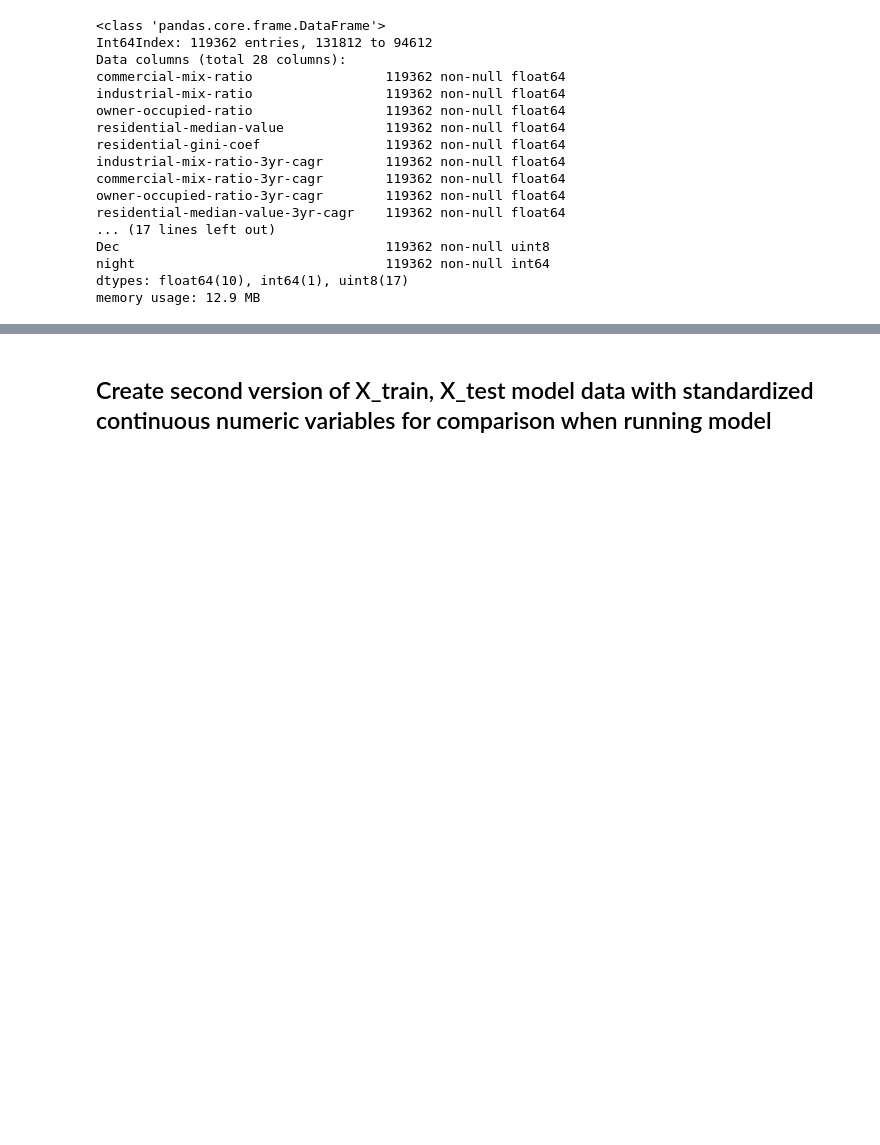
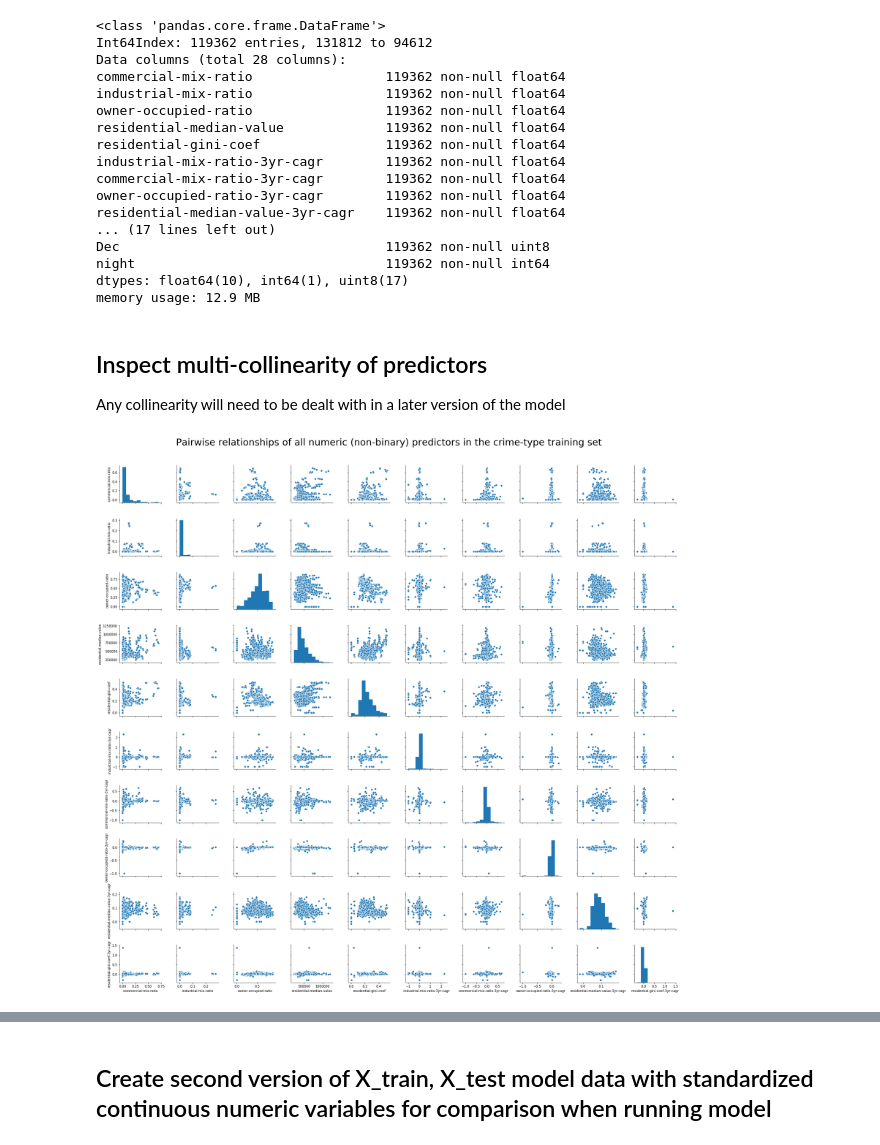
Before and after one commit to sedelmeyer/predicting-crime, a Jupyter notebook: notebooks/021_baseline_classifier_model.ipynb, the cells around one changed output, grey strips where cells are left out. Drawn from its saved outputs; the diff is of its cells as text; code cells hidden in the pictures; blank space fills up the shorter version.

Commit message:
model(base): add correlation plots and analysis

```diff
--- a/notebooks/021_baseline_classifier_model.ipynb
+++ b/notebooks/021_baseline_classifier_model.ipynb
@@ -382,3 +383,7 @@ Dec                                  119362 non-null uint8
 night                                119362 non-null int64
 dtypes: float64(10), int64(1), uint8(17)
 memory usage: 12.9 MB
+# %% [markdown]
+## Inspect multi-collinearity of predictors
+
+Any collinearity will need to be dealt with in a later version of the model
@@ -384,0 +411,36 @@ memory usage: 12.9 MB
+# %%
+%%time
+
+savefig = True
+
+# add tract-year match ids to identify unique numeric values in predictors
+X_train_labels['tract_match_id'] = X_train_labels['TRACTCE10'].astype(str) + X_train_labels['year'].astype(str)
+
+# create dataframe of unique values
+unique_values_df = X_train_labels.groupby('tract_match_id').agg(
+    {
+        'commercial-mix-ratio': 'first',
+        'industrial-mix-ratio': 'first',
+        'owner-occupied-ratio': 'first',
+        'residential-median-value': 'first',
+        'residential-gini-coef': 'first',
+        'industrial-mix-ratio-3yr-cagr': 'first',
+        'commercial-mix-ratio-3yr-cagr': 'first',
+        'owner-occupied-ratio-3yr-cagr': 'first',
+        'residential-median-value-3yr-cagr': 'first',
+        'residential-gini-coef-3yr-cagr': 'first'
+    }
+)
+
+# plot a scatter matrix of unique values for each predictor
+sns.pairplot(unique_values_df)
+plt.suptitle(
+    'Pairwise relationships of all numeric (non-binary) predictors in the crime-type training set',
+    fontsize=29
+)
+plt.tight_layout(rect=[0, 0.03, 1, 0.94])
+if savefig:
+    plt.savefig(os.path.join(FIGURES_ROOT, 'correlation-scatter-matrix-non-binary-predictors.png'))
+plt.show();
+# %% [output]
+[figure, added]
```
Also changed, not shown: parts of 4 cells of this notebook.
